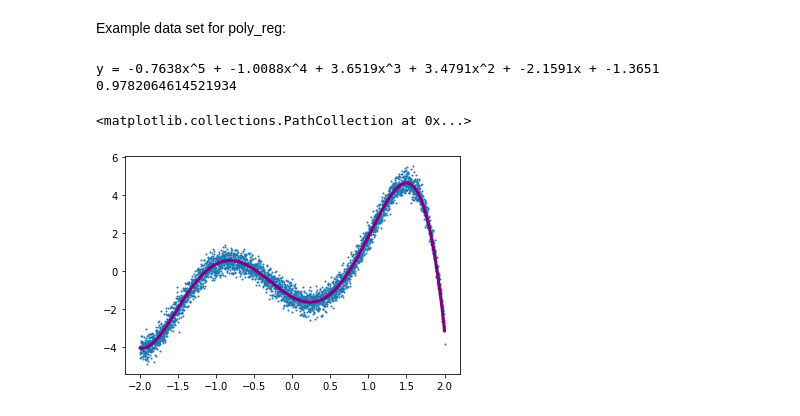
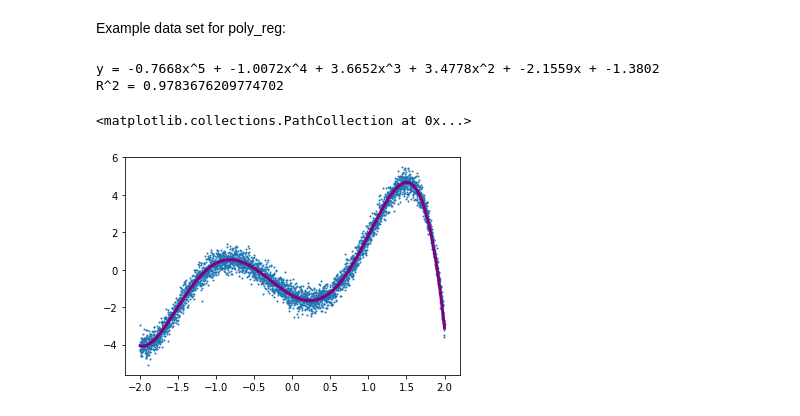
Before and after one commit to JesseLynch37/Math152, a Jupyter notebook: regression.ipynb, the cells around one changed output. Drawn from its saved outputs; the diff is of its cells as text; code cells hidden in the pictures.

```diff
--- a/regression.ipynb
+++ b/regression.ipynb
@@ -23,7 +23,7 @@ def graph_poly(coeffs, min_x=-1, max_x=1, points=10000, color='red', size='1', s
 # %% [markdown]
 A function that finds R squared given the coefficients of a polynomial and the data points.
 # %%
-def R2(coeffs, data_points):
+def R2(coeffs, data_points, print_equation=True):
   x, y = np.array(data_points)[:, 0], np.array(data_points)[:, 1]
 
   y_hat = np.zeros(len(x))
@@ -35,6 +35,8 @@ def R2(coeffs, data_points):
   y_bar = np.average(y)
   TSS = np.sum((y - y_bar) ** 2)
 
+  if print_equation:
+    print("R^2 = {}".format(1 - RSS / TSS))
   return 1 - RSS / TSS
 # %% [markdown]
 A function that takes in a set of points and returns [m, b] for the linear regression of the points y = mx + b.
@@ -141,18 +143,18 @@ Example data set for poly_reg:
 # %%
 def polynomial(x):
     return -0.76*x**5 - x**4 + 3.64*x**3 + 3.45*x**2 - 2.15*x - 1.36
 
 x = np.linspace(-2, 2, 4000)
 y = polynomial(x) + np.random.randn(4000) / 3
 
 data_points = [(x[i], y[i]) for i in range(len(x))]
 
 coeffs = poly_reg(data_points, 5)
 graph_poly(coeffs, -2, 2, color='purple', width=3, show=False)
-print(R2(coeffs, data_points))
+R2(coeffs, data_points)
 plt.scatter(x, y, s=1)
 # %% [output]
-y = -0.7638x^5 + -1.0088x^4 + 3.6519x^3 + 3.4791x^2 + -2.1591x + -1.3651
-0.9782064614521934
+y = -0.7668x^5 + -1.0072x^4 + 3.6652x^3 + 3.4778x^2 + -2.1559x + -1.3802
+R^2 = 0.9783676209774702
 <matplotlib.collections.PathCollection at 0x...>
-[figure, old version]
+[figure, new version]
```
Also changed, not shown: parts of 2 cells of this notebook.
